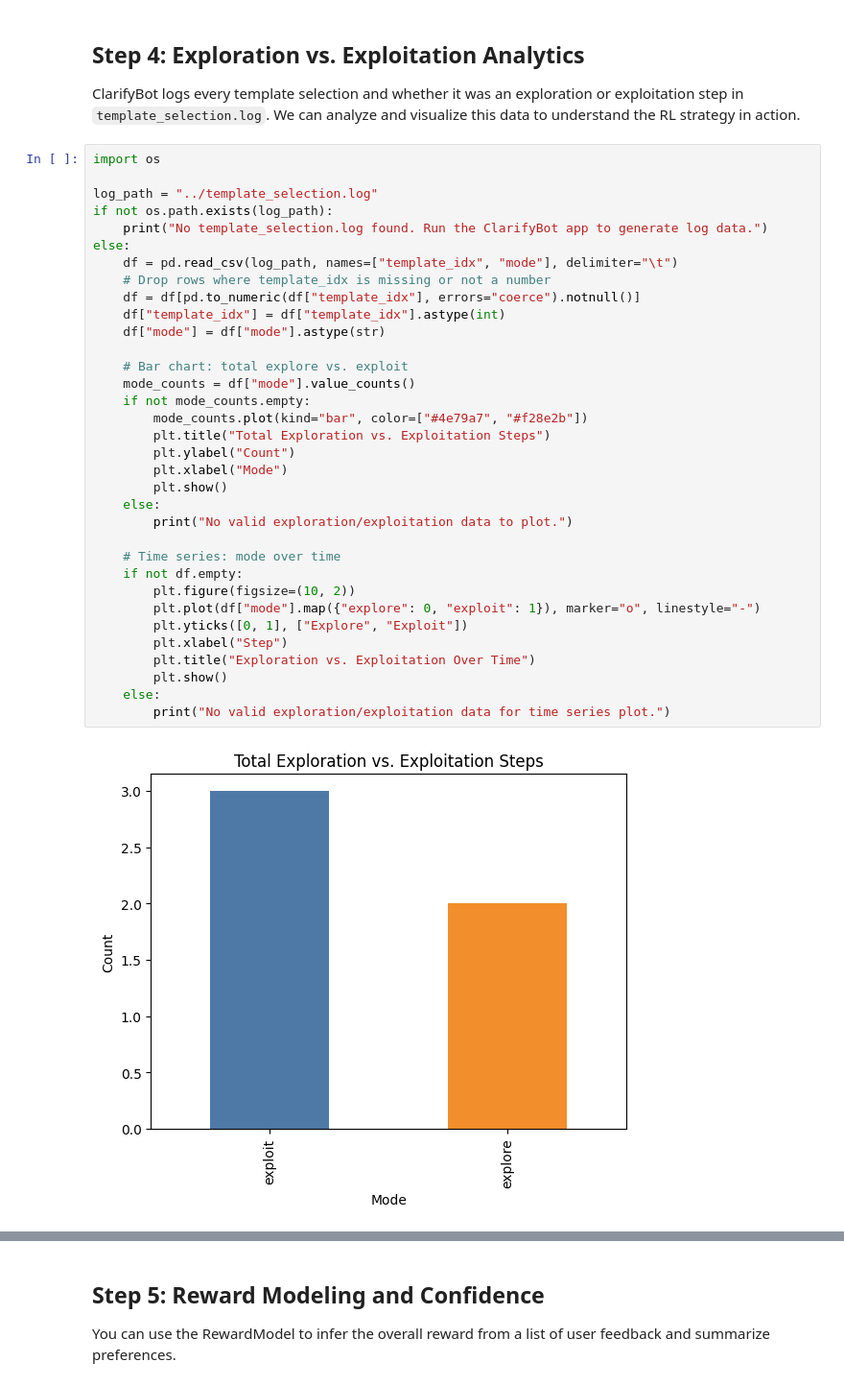
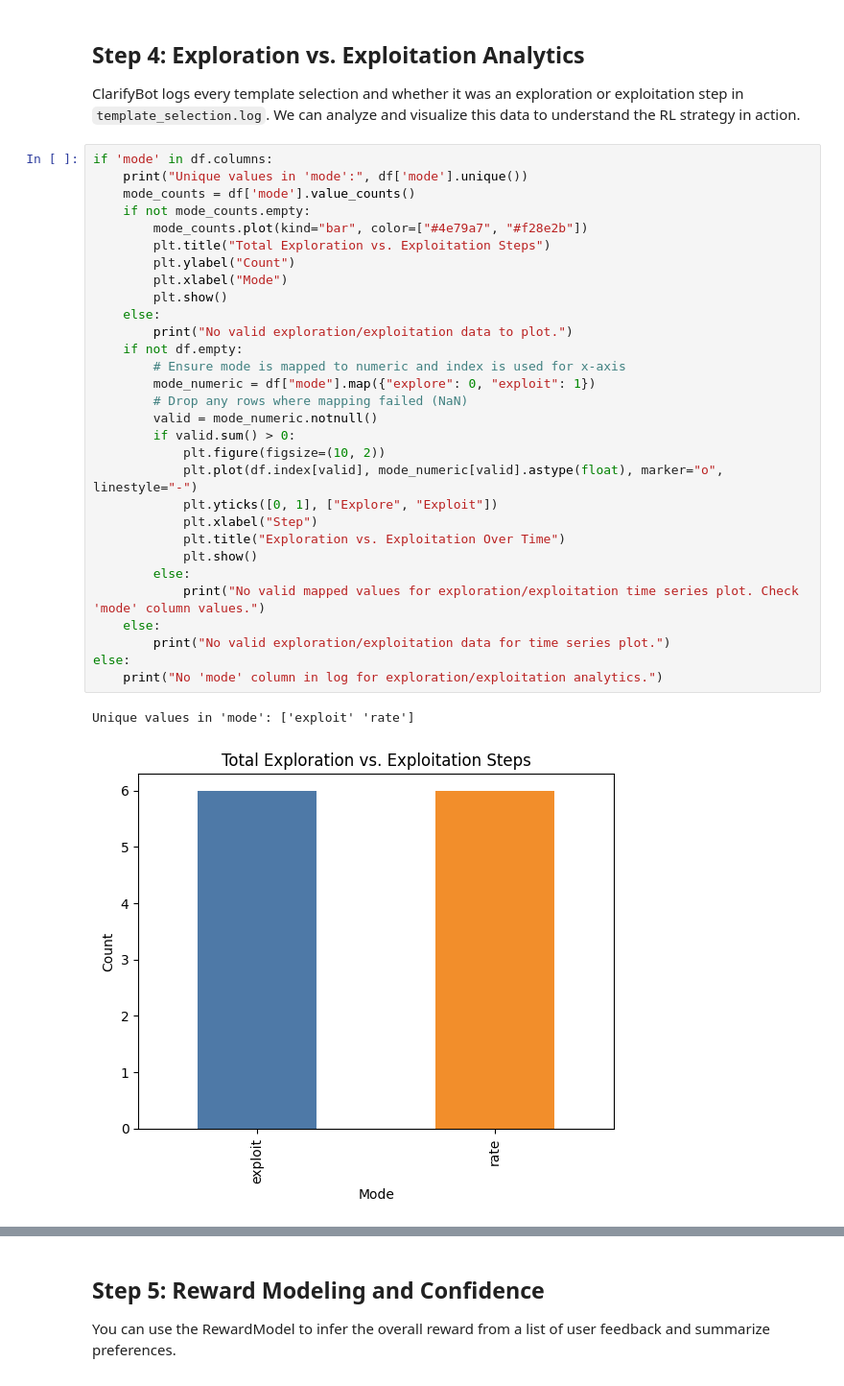
Before and after one commit to ethanvillalovoz/clarifybot, a Jupyter notebook: notebooks/demo.ipynb, the cells around one changed output, grey strips where cells are left out. Shown at 96% size. Saved outputs shown, nothing was run; the diff lists cells and outputs as text.

Commit message:
Fix RL logging, repeated info detection, and notebook analytics for ClarifyBot

```diff
--- a/notebooks/demo.ipynb
+++ b/notebooks/demo.ipynb
@@ -99,38 +125,35 @@ plt.show()
 
 ClarifyBot logs every template selection and whether it was an exploration or exploitation step in `template_selection.log`. We can analyze and visualize this data to understand the RL strategy in action.
 # %%
-import os
-
-log_path = "../template_selection.log"
-if not os.path.exists(log_path):
-    print("No template_selection.log found. Run the ClarifyBot app to generate log data.")
-else:
-    df = pd.read_csv(log_path, names=["template_idx", "mode"], delimiter="\t")
-    # Drop rows where template_idx is missing or not a number
-    df = df[pd.to_numeric(df["template_idx"], errors="coerce").notnull()]
-    df["template_idx"] = df["template_idx"].astype(int)
-    df["mode"] = df["mode"].astype(str)
-
-    # Bar chart: total explore vs. exploit
-    mode_counts = df["mode"].value_counts()
+if 'mode' in df.columns:
+    print("Unique values in 'mode':", df['mode'].unique())
+    mode_counts = df['mode'].value_counts()
     if not mode_counts.empty:
         mode_counts.plot(kind="bar", color=["#4e79a7", "#f28e2b"])
         plt.title("Total Exploration vs. Exploitation Steps")
         plt.ylabel("Count")
         plt.xlabel("Mode")
         plt.show()
     else:
         print("No valid exploration/exploitation data to plot.")
-
-    # Time series: mode over time
     if not df.empty:
-        plt.figure(figsize=(10, 2))
-        plt.plot(df["mode"].map({"explore": 0, "exploit": 1}), marker="o", linestyle="-")
-        plt.yticks([0, 1], ["Explore", "Exploit"])
-        plt.xlabel("Step")
-        plt.title("Exploration vs. Exploitation Over Time")
-        plt.show()
+        # Ensure mode is mapped to numeric and index is used for x-axis
+        mode_numeric = df["mode"].map({"explore": 0, "exploit": 1})
+        # Drop any rows where mapping failed (NaN)
+        valid = mode_numeric.notnull()
+        if valid.sum() > 0:
+            plt.figure(figsize=(10, 2))
+            plt.plot(df.index[valid], mode_numeric[valid].astype(float), marker="o", linestyle="-")
+            plt.yticks([0, 1], ["Explore", "Exploit"])
+            plt.xlabel("Step")
+            plt.title("Exploration vs. Exploitation Over Time")
+            plt.show()
+        else:
+            print("No valid mapped values for exploration/exploitation time series plot. Check 'mode' column values.")
     else:
         print("No valid exploration/exploitation data for time series plot.")
+else:
+    print("No 'mode' column in log for exploration/exploitation analytics.")
 # %% [output]
+Unique values in 'mode': ['exploit' 'rate']
-[figure, old version]
+[figure, new version]
```
Also changed, not shown: parts of 16 cells of this notebook, 5 other files.
